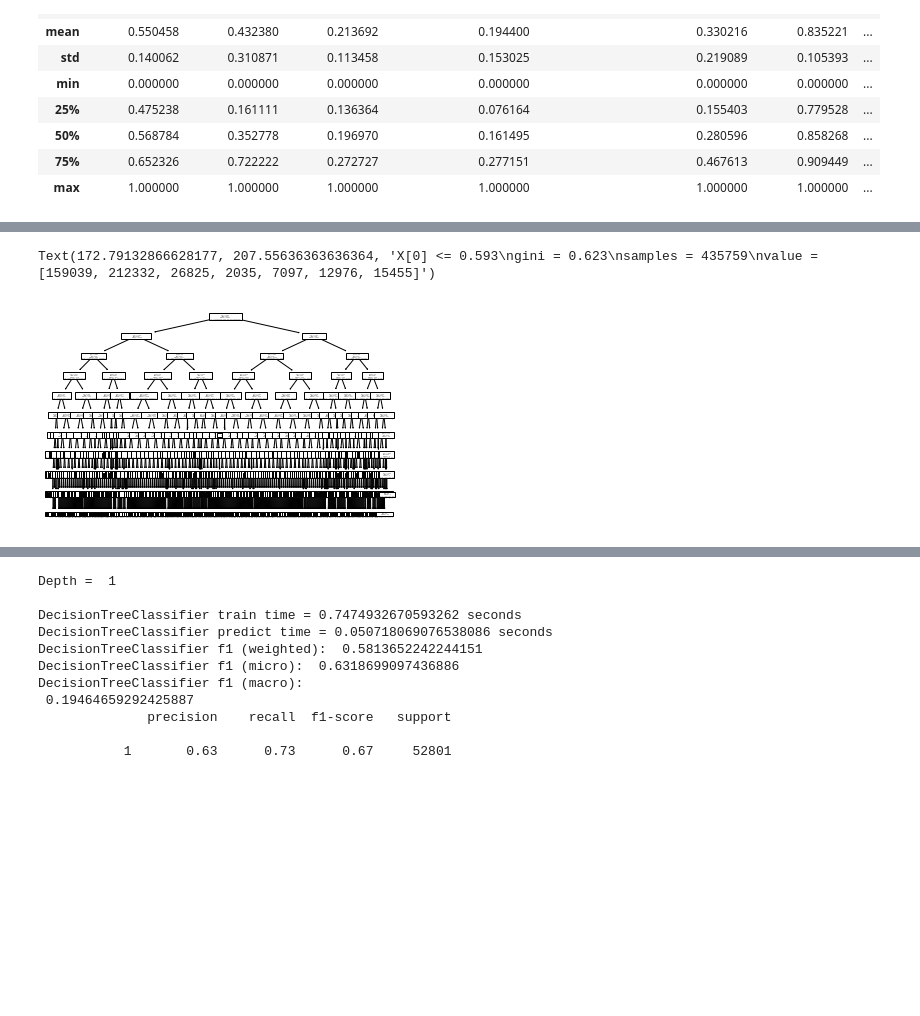
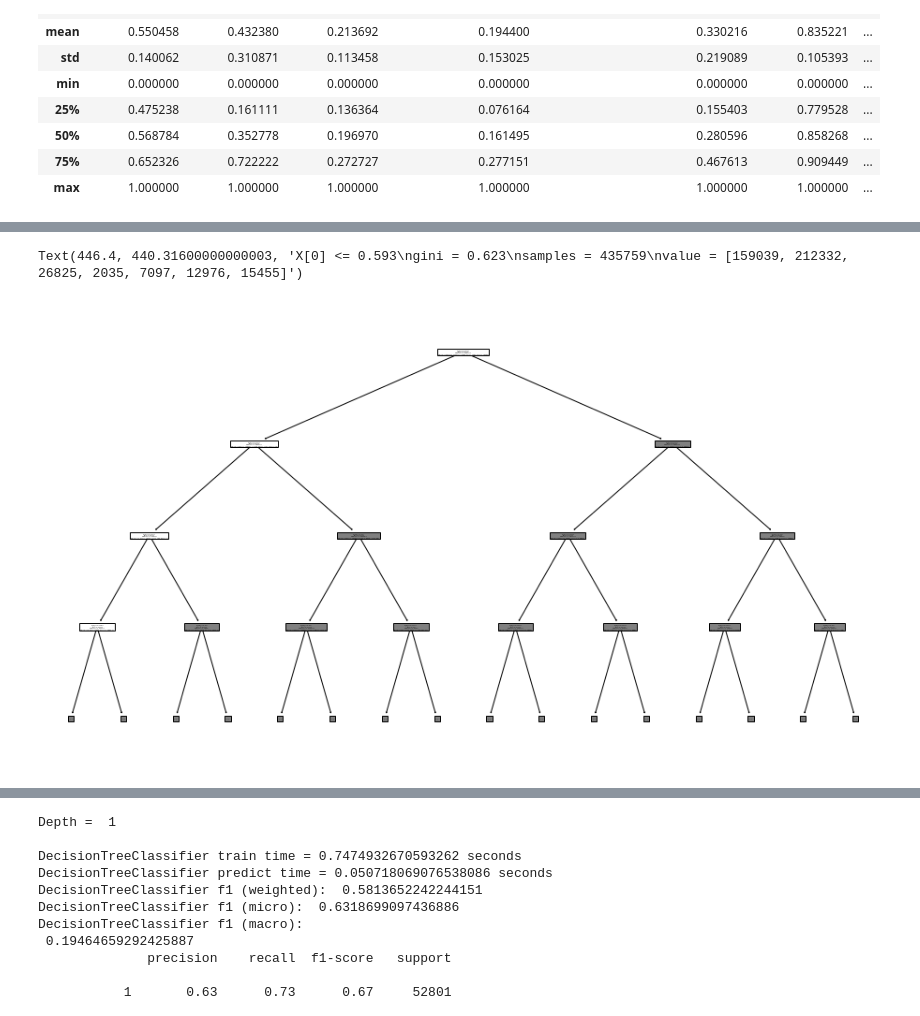
Before and after one commit to seryogasx/Diplom, a Jupyter notebook: forest/data1/second.ipynb, the cells around one changed output, grey strips where cells are left out. Saved outputs shown, nothing was run; the diff lists cells and outputs as text; code cells hidden in the pictures; blank space fills up the shorter version.

```diff
--- a/forest/data1/second.ipynb
+++ b/forest/data1/second.ipynb
@@ -141,10 +141,11 @@ dotfile = open("dtree2.dot", 'w')
 oh_my.export_graphviz(tree, out_file = dotfile, feature_names = x_train.columns)
 dotfile.close()
 # %%
-oh_my.plot_tree(tree)[0] # max_depth=10
+pyplot.figure(figsize=(16, 9))
+oh_my.plot_tree(tree, max_depth=3)[0] # max_depth=10
 # %% [output]
-Text(172.79132866628177, 207.55636363636364, 'X[0] <= 0.593\ngini = 0.623\nsamples = 435759\nvalue = [159039, 212332, 26825, 2035, 7097, 12976, 15455]')
+Text(446.4, 440.31600000000003, 'X[0] <= 0.593\ngini = 0.623\nsamples = 435759\nvalue = [159039, 212332, 26825, 2035, 7097, 12976, 15455]')
-[figure, old version]
+[figure, new version]
 # %%
 data.describe()
 # %% [output]
```
Also changed, not shown: parts of 11 cells of this notebook, 2 other files.
